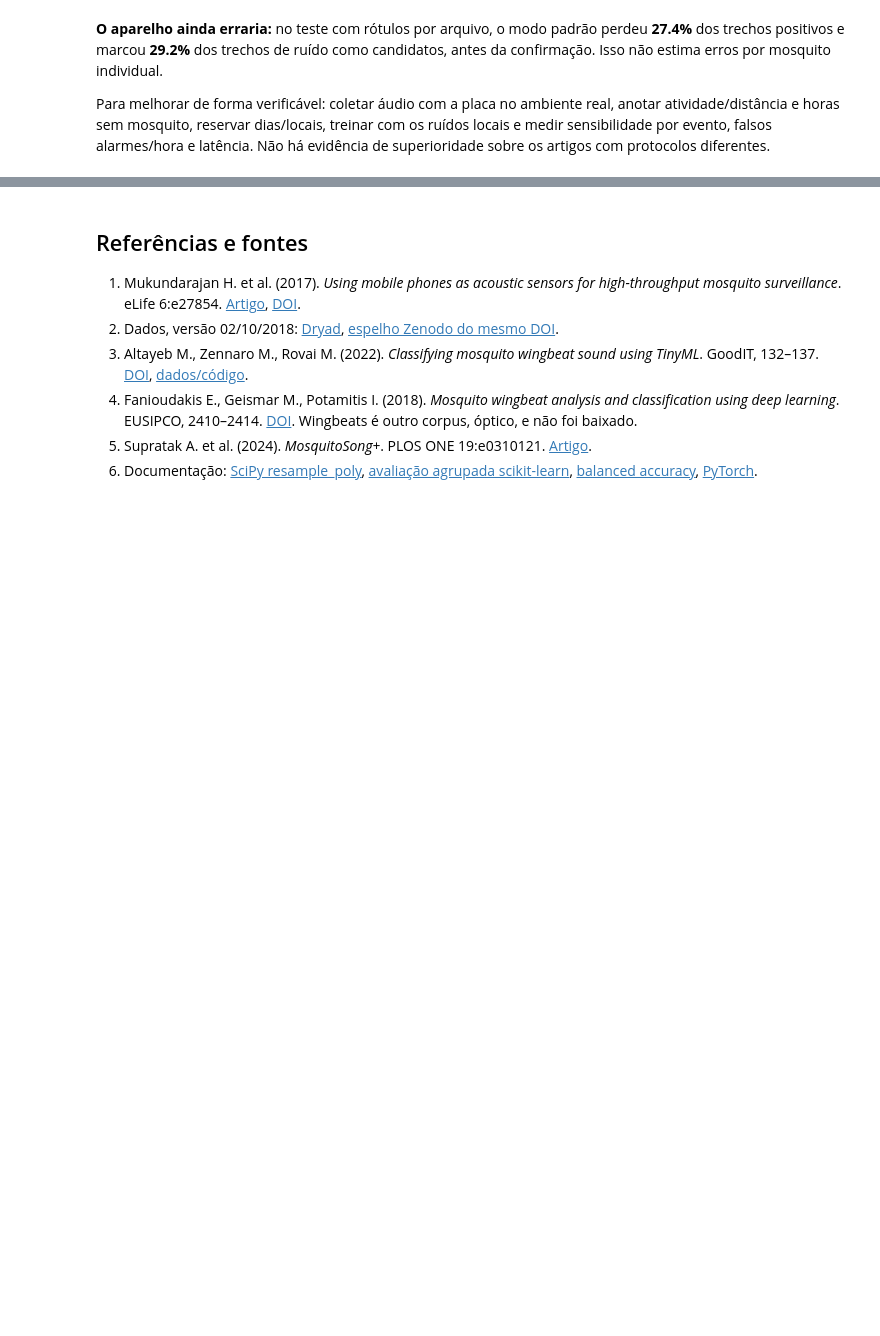
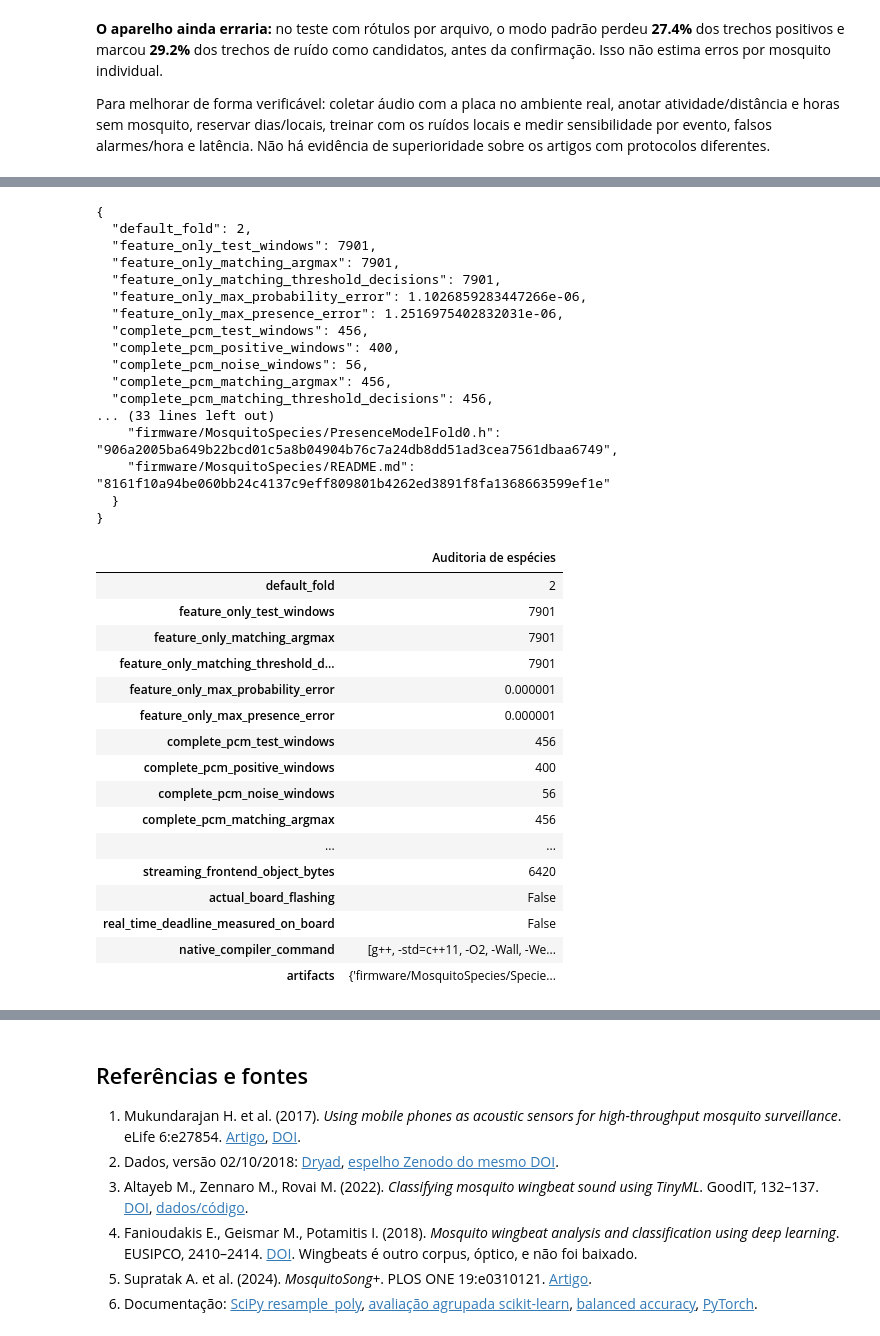
Before and after one commit to Lciarallo/mosquito-wingbeat, a Jupyter notebook: mosquito_wingbeat_estudo.ipynb, the cells around one changed output, grey strips where cells are left out. Saved outputs shown, nothing was run; the diff lists cells and outputs as text; code cells hidden in the pictures; blank space fills up the shorter version.

```diff
--- a/mosquito_wingbeat_estudo.ipynb
+++ b/mosquito_wingbeat_estudo.ipynb
@@ -2051,0 +2210,40 @@ Para melhorar de forma verificável: coletar áudio com a placa no ambiente real
+# %%
+import verify_arduino_species
+verify_arduino_species.main()
+display(pd.Series(json.loads((species_board / "native_audit.json").read_text())).to_frame("Auditoria de espécies"))
+display(pd.Series(json.loads((species_board / "compile_audit.json").read_text())).to_frame("Compilação de espécies"))
+# %% [output]
+{
+  "default_fold": 2,
+  "feature_only_test_windows": 7901,
+  "feature_only_matching_argmax": 7901,
+  "feature_only_matching_threshold_decisions": 7901,
+  "feature_only_max_probability_error": 1.1026859283447266e-06,
+  "feature_only_max_presence_error": 1.2516975402832031e-06,
+  "complete_pcm_test_windows": 456,
+  "complete_pcm_positive_windows": 400,
+  "complete_pcm_noise_windows": 56,
+  "complete_pcm_matching_argmax": 456,
+  "complete_pcm_matching_threshold_decisions": 456,
+... (33 lines left out)
+    "firmware/MosquitoSpecies/PresenceModelFold0.h": "906a2005ba649b22bcd01c5a8b04904b76c7a24db8dd51ad3cea7561dbaa6749",
+    "firmware/MosquitoSpecies/README.md": "8161f10a94be060bb24c4137c9eff809801b4262ed3891f8fa1368663599ef1e"
+  }
+}
+|  | Auditoria de espécies |
+| default_fold | 2 |
+| feature_only_test_windows | 7901 |
+| feature_only_matching_argmax | 7901 |
+| feature_only_matching_threshold_d... | 7901 |
+| feature_only_max_probability_error | 0.000001 |
+| feature_only_max_presence_error | 0.000001 |
+| complete_pcm_test_windows | 456 |
+| complete_pcm_positive_windows | 400 |
+| complete_pcm_noise_windows | 56 |
+| complete_pcm_matching_argmax | 456 |
+| ... | ... |
+| streaming_frontend_object_bytes | 6420 |
+| actual_board_flashing | False |
+| real_time_deadline_measured_on_board | False |
+| native_compiler_command | [g++, -std=c++11, -O2, -Wall, -We... |
+| artifacts | {'firmware/MosquitoSpecies/Specie... |
```
Also changed, not shown: parts of 7 cells of this notebook, 57 other files.
